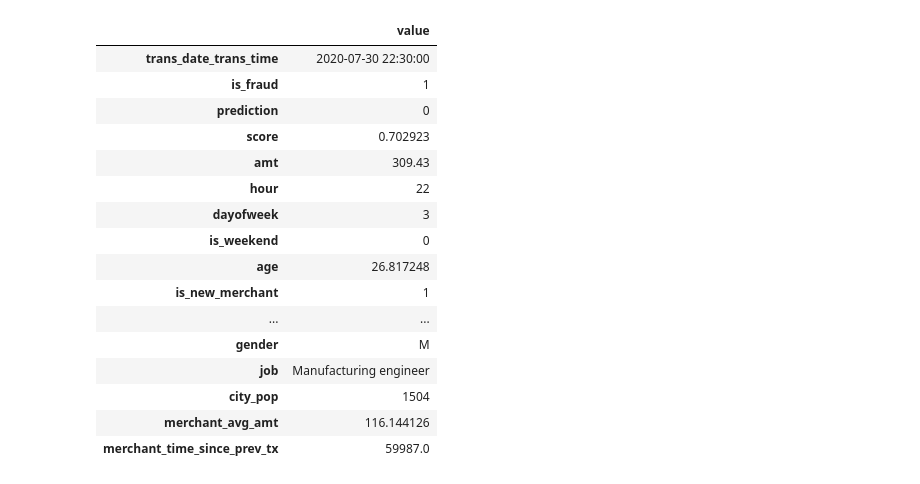
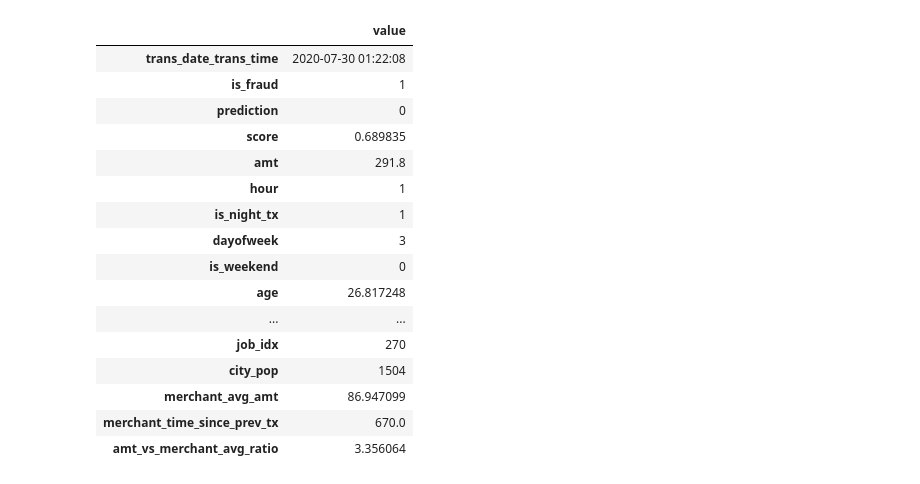
Before and after one commit to mahdy-saidi/Graph-fraud-detection, a Jupyter notebook: vgae/with_nnconv/4-fn_analysis.ipynb, the cells around one changed output. Cells and saved outputs as stored; diff of their text form; code cells hidden in the pictures.

```diff
--- a/vgae/with_nnconv/4-fn_analysis.ipynb
+++ b/vgae/with_nnconv/4-fn_analysis.ipynb
@@ -206,59 +286,68 @@ df = df.merge(
     how="left"
 )
 # %%
-tx_id = 113452
+tx_id = 111666
 
 features = [
     "trans_date_trans_time",
     "is_fraud",
     "prediction", "score",
 
     # Transaction features
     "amt",
     "hour",
+    "is_night_tx",
     "dayofweek",
     "is_weekend",
     "age",
     "is_new_merchant",
+    "card_time_since_prev_tx",
+    "dist_from_prev_tx",
     "dist_from_home",
-    "dist_from_prev_tx",
-    "category",
+    "is_impossible_travel",
+    "category_idx",
+    "is_category_shift",
 
     # Card features
     "amt_zscore",
+    "amt_vs_card_mean_ratio",
     "amt_minus_prev_max",
     "amt_minus_prev_min",
     "card_amt_mean",
     "card_amt_std",
+    "tx_count_1h",
+    "tx_count_24h",
+    "amt_sum_1h",
 
     # Identity
-    "gender", "job",
+    "gender_idx", "job_idx",
     "city_pop",
 
     # Mercahnt feature
     "merchant_avg_amt",
-    "merchant_time_since_prev_tx"
+    "merchant_time_since_prev_tx",
+    "amt_vs_merchant_avg_ratio",
 ]
 
 df.loc[df["transaction_id"] == tx_id, features].iloc[0].to_frame("value")
 # %% [output]
 |  | value |
-| trans_date_trans_time | 2020-07-30 22:30:00 |
+| trans_date_trans_time | 2020-07-30 01:22:08 |
 | is_fraud | 1 |
 | prediction | 0 |
-| score | 0.702923 |
-| amt | 309.43 |
-| hour | 22 |
+| score | 0.689835 |
+| amt | 291.8 |
+| hour | 1 |
+| is_night_tx | 1 |
 | dayofweek | 3 |
 | is_weekend | 0 |
 | age | 26.817248 |
-| is_new_merchant | 1 |
 | ... | ... |
-| gender | M |
-| job | Manufacturing engineer |
+| job_idx | 270 |
 | city_pop | 1504 |
-| merchant_avg_amt | 116.144126 |
-| merchant_time_since_prev_tx | 59987.0 |
+| merchant_avg_amt | 86.947099 |
+| merchant_time_since_prev_tx | 670.0 |
+| amt_vs_merchant_avg_ratio | 3.356064 |
 # %%
 row_fn = df.loc[df["transaction_id"] == tx_id].iloc[0]
 card_id = row_fn["card_id"]
```
Also changed, not shown: parts of 6 cells of this notebook, 23 other files.
